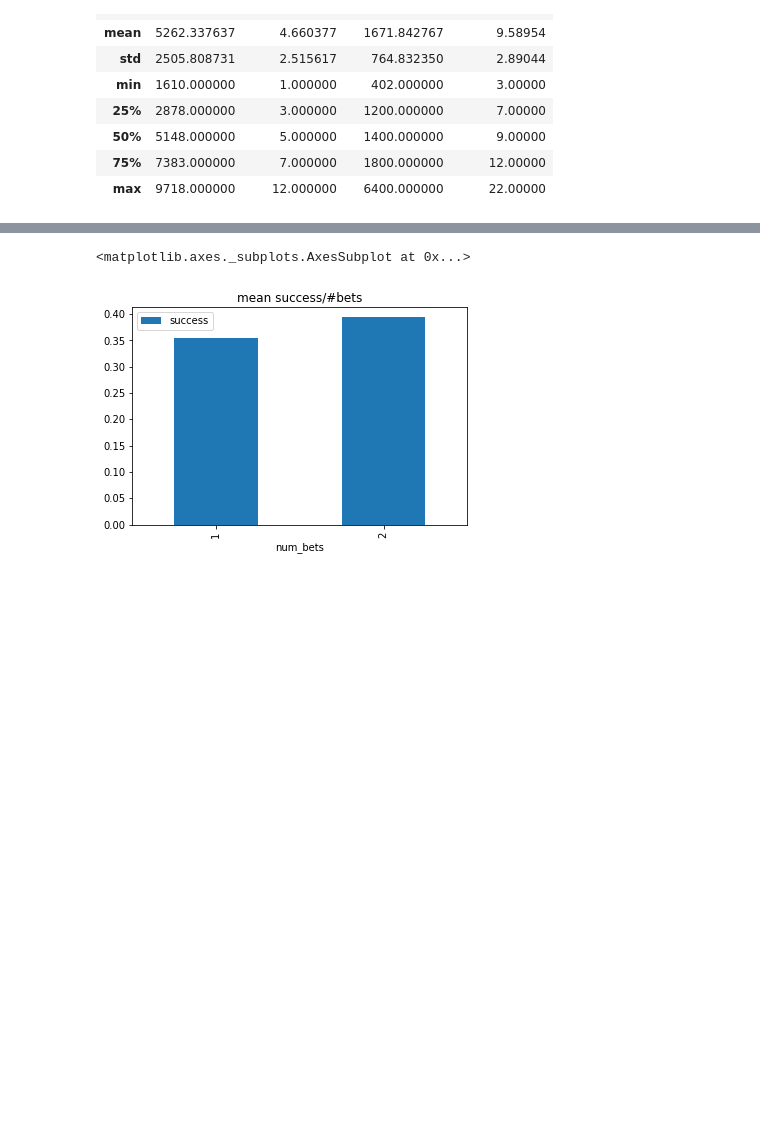
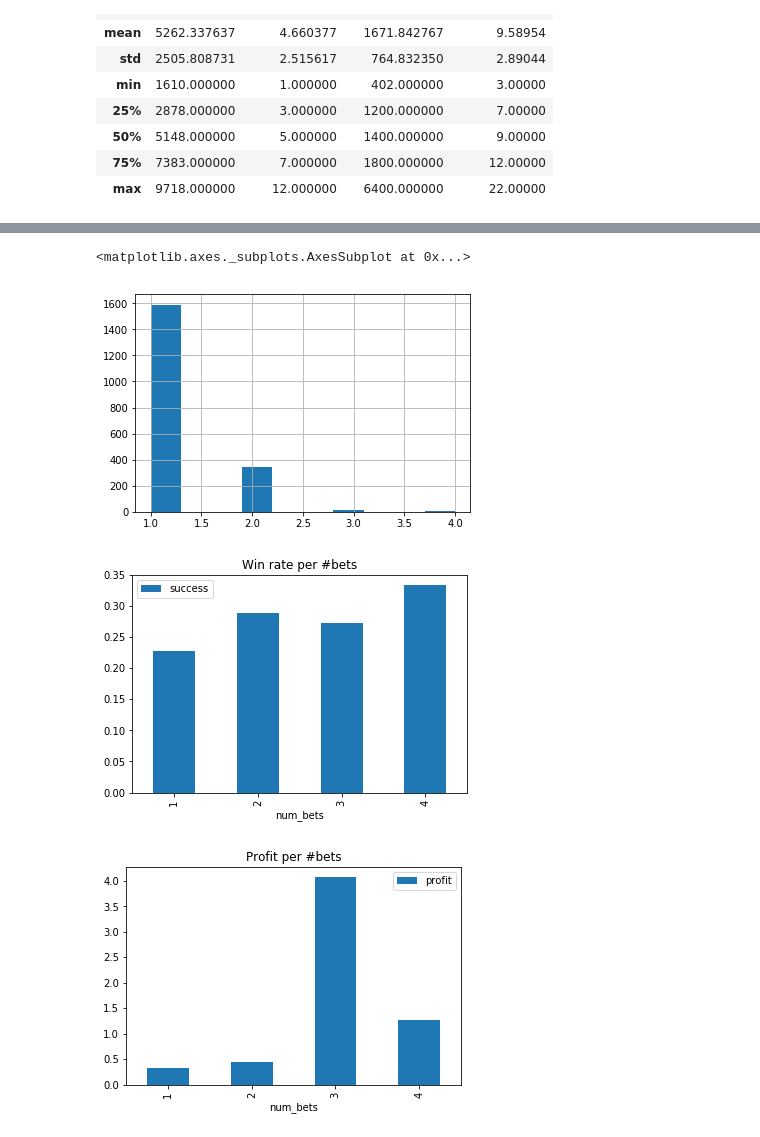
Before and after one commit to Tjorriemorrie/tabby, a Jupyter notebook: Simulate.ipynb, the cells around one changed output, grey strips where cells are left out. Cells and saved outputs as stored; diff of their text form; code cells hidden in the pictures; blank space fills up the shorter version.

```diff
--- a/Simulate.ipynb
+++ b/Simulate.ipynb
@@ -127,7 +91,7 @@ dfo.describe()
 # %%
 # bet size
 balance = 1000
-bet_chunk = balance * 0.05
+bet_chunk = balance * 0.01
 # %%
 def bettable(r):
     return r['probability'] > r['odds_scale'] and r['odds_win'] > 0
@@ -138,6 +102,16 @@ def process_strategy(df, strategy):
     for _, race in df.iterrows():
 #         print(race['num_runners'])
         runners = race['runners']
+
+        # drop scratched
+        runners = [r for r in runners if r['odds_win']]
+        if not runners:
+            continue
+
+        # default 0 bets
+        for runner in runners:
+            runner['bet'] = 0
+
         runners, num_bets = strategy(runners, bet_chunk)
         if num_bets:
             bet_results(book, runners, race['num_runners'], bet_chunk, num_bets, race['race_type'])
@@ -232,0 +281,5 @@ df.success.cumsum().plot()
+# %%
+df['ones'] = np.ones(len(df))
+df['win_rate'] = df.success.cumsum() / df.ones.cumsum()
+win_title = '{:.0f}% win rate'.format(df.win_rate.iloc[-1] * 100)
+df.win_rate.plot(title=win_title, xlim=(100), ylim=(0, 1))
@@ -233,9 +289,13 @@ df.success.cumsum().plot()
 # %%
 # profit per num bets
+df.num_bets.hist()
 groups = df.groupby('num_bets').mean()
-groups.plot(kind='bar', y='success', title='mean success/#bets')
+groups.plot(kind='bar', y='success', title='Win rate per #bets')
+groups.plot(kind='bar', y='profit', title='Profit per #bets')
 # %% [output]
 <matplotlib.axes._subplots.AxesSubplot at 0x...>
-[figure, old version]
+[figure, new version]
+[figure, added]
+[figure, added]
 # %%
 # profit per num runners
```
Also changed, not shown: parts of 14 cells of this notebook.
